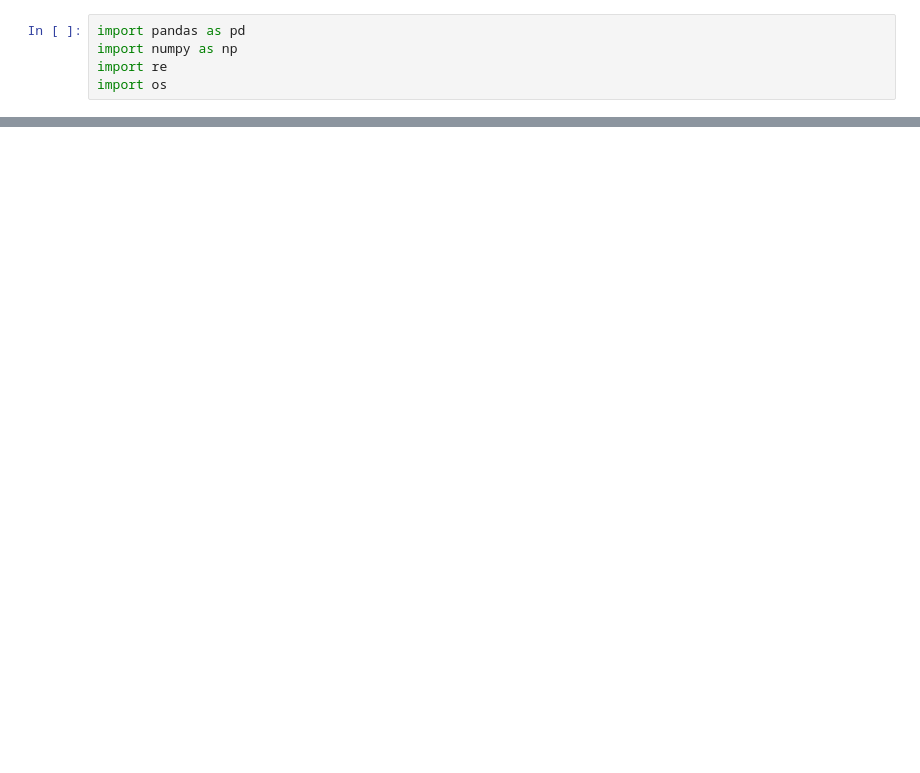
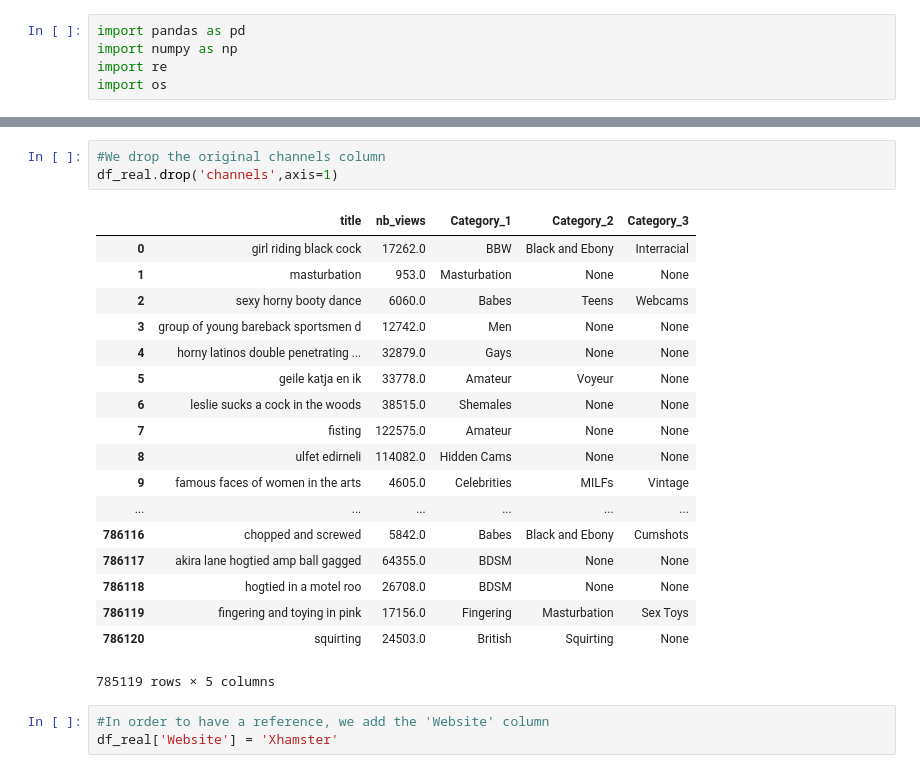
Before and after one commit to jaumevr15/Project-Week-3-Data-Thieves, a Jupyter notebook: your-project/2_xhams_dc.ipynb, the cells around one changed output, grey strips where cells are left out. Drawn from its saved outputs; the diff is of its cells as text; blank space fills up the shorter version.

```diff
--- a/your-project/2_xhams_dc.ipynb
+++ b/your-project/2_xhams_dc.ipynb
@@ -25,0 +87,25 @@ KeyboardInterrupt:
+# %%
+#We drop the original channels column
+df_real.drop('channels',axis=1)
+# %% [output]
+|  | title | nb_views | Category_1 | Category_2 | Category_3 |
+| 0 | girl riding black cock | 17262.0 | BBW | Black and Ebony | Interracial |
+| 1 | masturbation | 953.0 | Masturbation | None | None |
+| 2 | sexy horny booty dance | 6060.0 | Babes | Teens | Webcams |
+| 3 | group of young bareback sportsmen d | 12742.0 | Men | None | None |
+| 4 | horny latinos double penetrating ... | 32879.0 | Gays | None | None |
+| 5 | geile katja en ik | 33778.0 | Amateur | Voyeur | None |
+| 6 | leslie sucks a cock in the woods | 38515.0 | Shemales | None | None |
+| 7 | fisting | 122575.0 | Amateur | None | None |
+| 8 | ulfet edirneli | 114082.0 | Hidden Cams | None | None |
+| 9 | famous faces of women in the arts | 4605.0 | Celebrities | MILFs | Vintage |
+| ... | ... | ... | ... | ... | ... |
+| 786116 | chopped and screwed | 5842.0 | Babes | Black and Ebony | Cumshots |
+| 786117 | akira lane hogtied amp ball gagged | 64355.0 | BDSM | None | None |
+| 786118 | hogtied in a motel roo | 26708.0 | BDSM | None | None |
+| 786119 | fingering and toying in pink | 17156.0 | Fingering | Masturbation | Sex Toys |
+| 786120 | squirting | 24503.0 | British | Squirting | None |
+785119 rows × 5 columns
+# %%
+#In order to have a reference, we add the 'Website' column
+df_real['Website'] = 'Xhamster'
```
Also changed, not shown: parts of 12 cells of this notebook.
